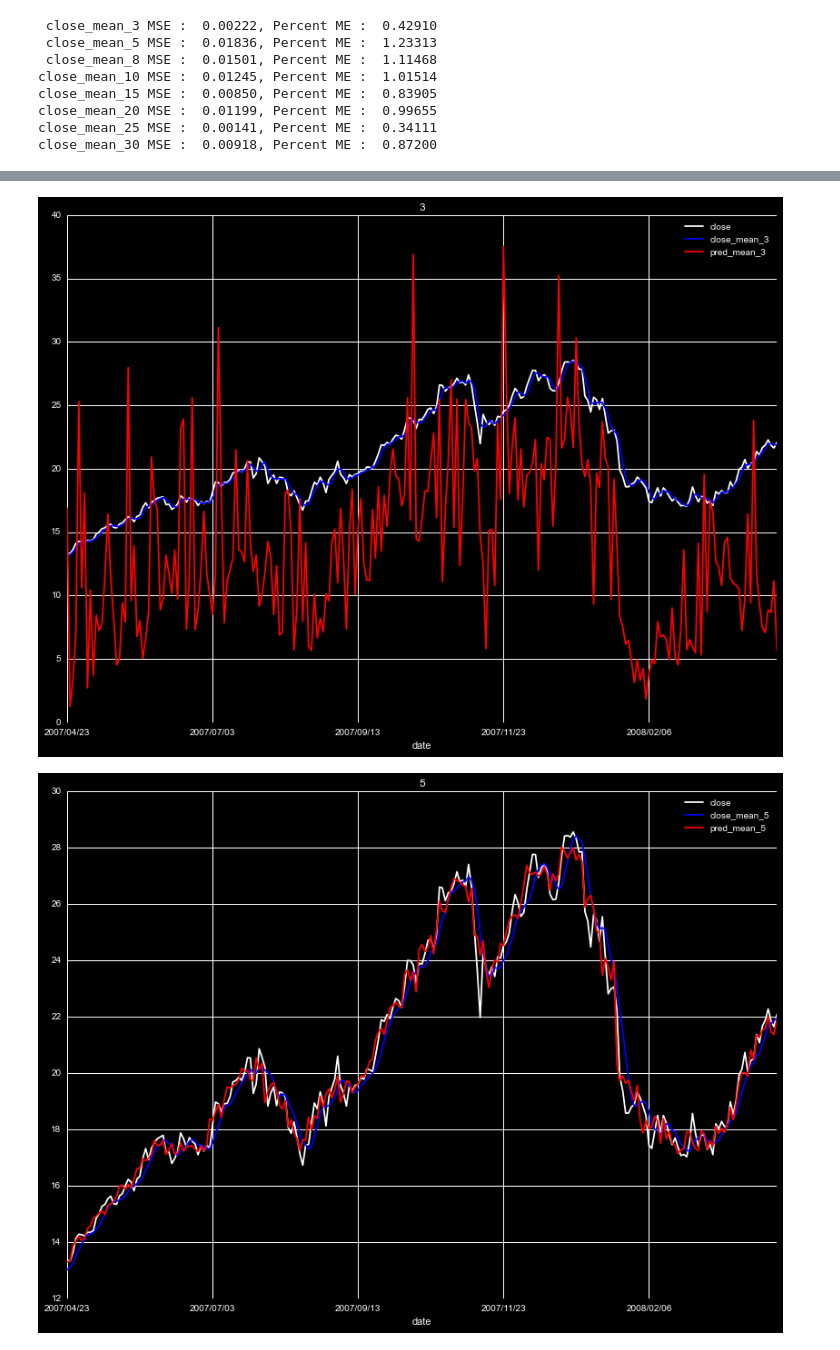
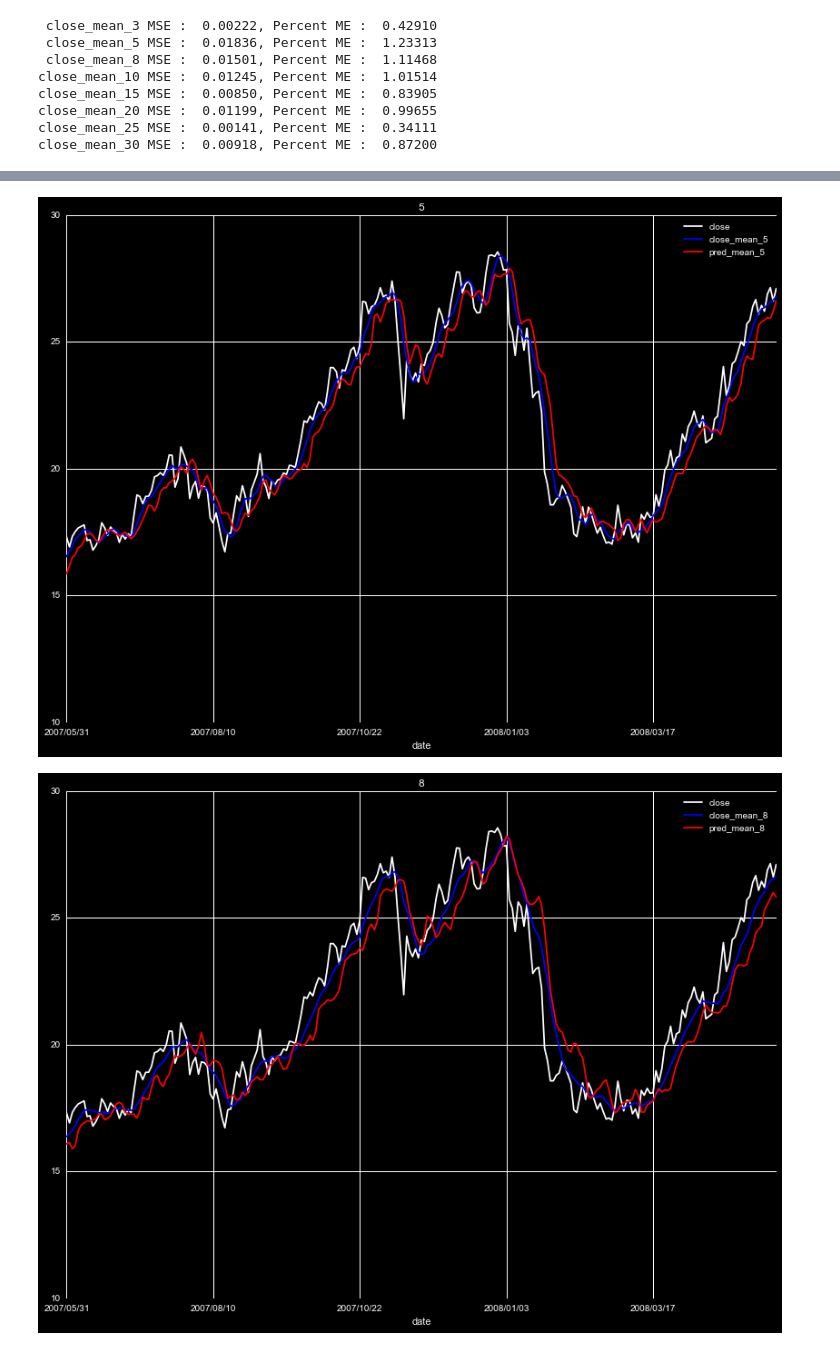
Before and after one commit to markertsean/python_trader, a Jupyter notebook: gen_predictor.ipynb, the cells around one changed output, grey strips where cells are left out. Drawn from its saved outputs; the diff is of its cells as text; code cells hidden in the pictures.

Commit message:
Appear to predict roaming means well, at least on the training data.
Something drastically wrong with the shifts, need to sort out. Shift i-1 for a data set appears to be the proper shift for ith.

```diff
--- a/gen_predictor.ipynb
+++ b/gen_predictor.ipynb
@@ -99,8 +99,8 @@ test_y  =  test_targets[  test_not_null_locations ].values
 
 ad_mult_reg = MultiOutputRegressor( AdaBoostRegressor( base_estimator=RandomForestRegressor( n_estimators=20, max_features=0.7 ),
 #                            loss='exponential', n_estimators=10 ) )
-#                            loss='exponential', n_estimators=5 ) )
-                            loss='exponential', n_estimators=3 ) )
+                            loss='exponential', n_estimators=5 ) )
+#                            loss='exponential', n_estimators=3 ) )
 
 ad_mult_reg.fit( train_x, train_y )
 # %% [output]
@@ -237,7 +237,7 @@ close_mean_20 MSE :  0.01199, Percent ME :  0.99655
 close_mean_25 MSE :  0.00141, Percent ME :  0.34111
 close_mean_30 MSE :  0.00918, Percent ME :  0.87200
 # %%
-pred_values = test_80_3_most
+pred_values = test_80_5_most
 
 std_dict = {}
 
@@ -277,9 +277,11 @@ pred_values = ad_mult_reg.predict( pred_df.drop( close_means, axis=1 ) )
 close_df = close_df.ix[ pred_df.index.values ].dropna()
 
 # Pred percent increase = future/now - 1
-for i in range( 0 , pred_values.shape[1]-1 ):
+for i in range( 1 , pred_values.shape[1]-1 ):
     close_df[ 'pred_mean_' + str( roll_nums[i] ) ] = ( pred_values[:,i] + 1 ) * close_df[ 'close_mean_' + str( roll_nums[i] ) ]
-#    close_df[ 'pred_mean_' + str( roll_nums[i] ) ] = close_df[ 'pred_mean_' + str( roll_nums[i] ) ].shift( -roll_nums[i]-1 )
+    close_df[ 'pred_mean_' + str( roll_nums[i] ) ] = close_df[ 'pred_mean_' + str( roll_nums[i] ) ].shift( -roll_nums[i-1]-1 )
+    close_df[ 'pred_mean_' + str( roll_nums[i] ) ] = ( close_df[ 'pred_mean_' + str( roll_nums[i] ) ] +
+                                                       close_df[ 'pred_mean_' + str( roll_nums[i] ) ].shift(-1) ) / 2.
 close_df = close_df.dropna()
 # %%
 close_df.head()
@@ -315,14 +317,15 @@ close_df.shift(-3+1).tail(32)
 # %%
 max_ind = close_df.shape[0]
 low = int( 0.9 * max_ind )
 hi  = int( 1.0 * max_ind )
-for i in roll_nums:
+for i in roll_nums[1:]:
     my_ax = plt.gca()
     close_df[hi:low:-1].plot( y = 'close'             , color='w', ax=my_ax )
     close_df[hi:low:-1].plot( y = 'close_mean_'+str(i), color='b', ax=my_ax )
     close_df[hi:low:-1].plot( y =  'pred_mean_'+str(i), color='r', ax=my_ax )
     plt.title( str(i) )
+    plt.ylim( 10, 30 )
     plt.show()
 # %% [output]
-[figure, old version]
+[figure, new version]
-[figure, old version]
+[figure, new version]
```
Also changed, not shown: parts of 4 cells of this notebook.
